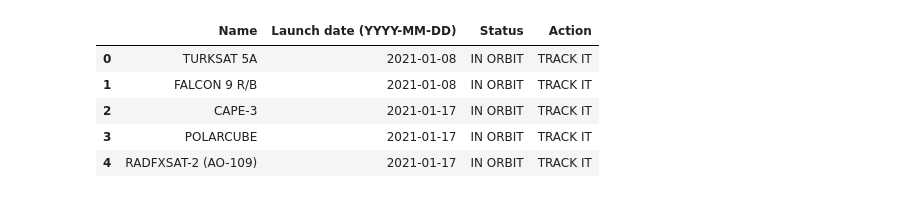
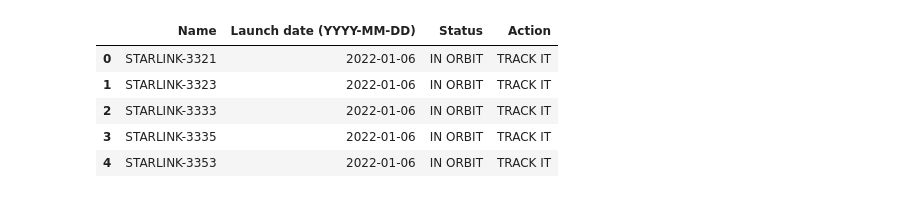
Before and after one commit to matzhaugen/mortality, a Jupyter notebook: notebooks/satellites.ipynb, the cells around one changed output. Saved outputs shown, nothing was run; the diff lists cells and outputs as text; code cells hidden in the pictures.

Commit message:
add data download + finalize sat plot

```diff
--- a/notebooks/satellites.ipynb
+++ b/notebooks/satellites.ipynb
@@ -103,11 +4,12 @@ df.to_csv("../data/satellite_data.csv")
 # %%
-df = pd.read_csv("../data/satellite_data.csv").iloc[:, 1:]
+# Read data
+df = pd.read_csv("../data/satellite_data.csv")
 df.head()
 # %% [output]
 |  | Name | Launch date (YYYY-MM-DD) | Status | Action |
-| 0 | TURKSAT 5A | 2021-01-08 | IN ORBIT | TRACK IT |
-| 1 | FALCON 9 R/B | 2021-01-08 | IN ORBIT | TRACK IT |
-| 2 | CAPE-3 | 2021-01-17 | IN ORBIT | TRACK IT |
-| 3 | POLARCUBE | 2021-01-17 | IN ORBIT | TRACK IT |
-| 4 | RADFXSAT-2 (AO-109) | 2021-01-17 | IN ORBIT | TRACK IT |
+| 0 | STARLINK-3321 | 2022-01-06 | IN ORBIT | TRACK IT |
+| 1 | STARLINK-3323 | 2022-01-06 | IN ORBIT | TRACK IT |
+| 2 | STARLINK-3333 | 2022-01-06 | IN ORBIT | TRACK IT |
+| 3 | STARLINK-3335 | 2022-01-06 | IN ORBIT | TRACK IT |
+| 4 | STARLINK-3353 | 2022-01-06 | IN ORBIT | TRACK IT |
 # %%
```
Also changed, not shown: parts of 17 cells of this notebook, 3 other files.
